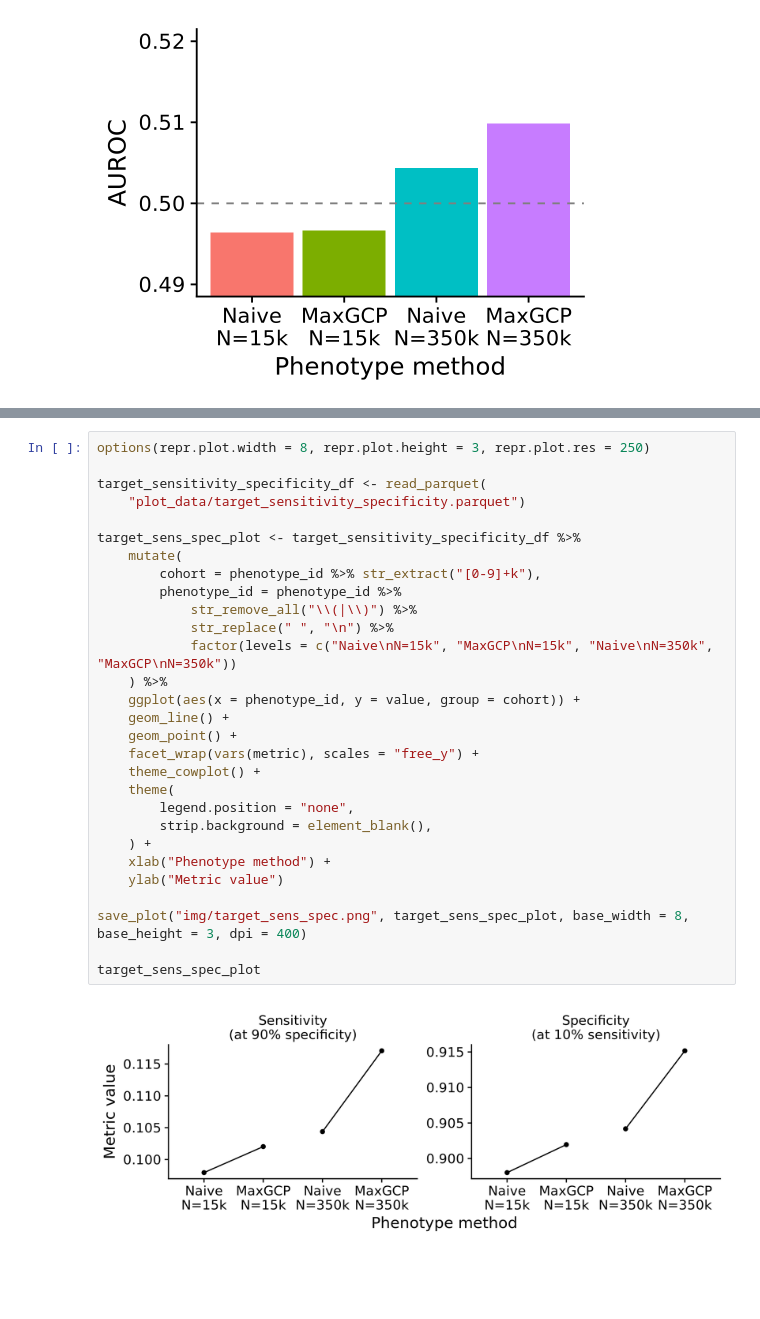
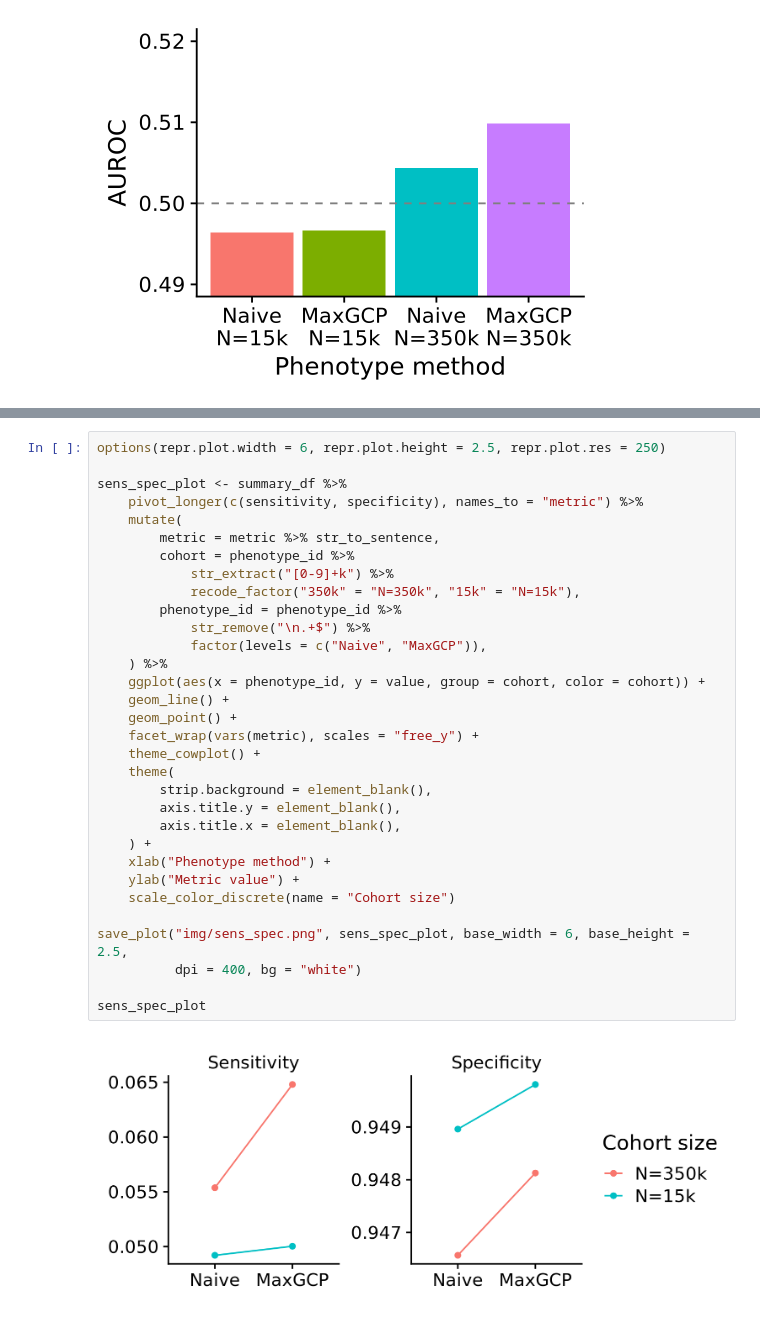
Before and after one commit to tatonetti-lab/maxgcp-analysis, a Jupyter notebook: 3.alzheimers/1.gather-gwas.r.ipynb, the cells around one changed output, grey strips where cells are left out. Cells and saved outputs as stored; diff of their text form; blank space fills up the shorter version.

```diff
--- a/3.alzheimers/1.gather-gwas.r.ipynb
+++ b/3.alzheimers/1.gather-gwas.r.ipynb
@@ -219,31 +200,34 @@ sens_spec_plot
-# %%
-options(repr.plot.width = 8, repr.plot.height = 3, repr.plot.res = 250)
-
-target_sensitivity_specificity_df <- read_parquet(
-    "plot_data/target_sensitivity_specificity.parquet")
-
-target_sens_spec_plot <- target_sensitivity_specificity_df %>%
-    mutate(
-        cohort = phenotype_id %>% str_extract("[0-9]+k"),
-        phenotype_id = phenotype_id %>%
-            str_remove_all("\\(|\\)") %>%
-            str_replace(" ", "\n") %>%
-            factor(levels = c("Naive\nN=15k", "MaxGCP\nN=15k", "Naive\nN=350k", "MaxGCP\nN=350k"))
-    ) %>%
-    ggplot(aes(x = phenotype_id, y = value, group = cohort)) +
-    geom_line() +
-    geom_point() +
-    facet_wrap(vars(metric), scales = "free_y") +
-    theme_cowplot() +
-    theme(
-        legend.position = "none",
-        strip.background = element_blank(),
-    ) +
-    xlab("Phenotype method") +
-    ylab("Metric value")
-
-save_plot("img/target_sens_spec.png", target_sens_spec_plot, base_width = 8, base_height = 3, dpi = 400)
-
-target_sens_spec_plot
-# %% [output]
-[figure, removed]
+# %%
+options(repr.plot.width = 6, repr.plot.height = 2.5, repr.plot.res = 250)
+
+sens_spec_plot <- summary_df %>%
+    pivot_longer(c(sensitivity, specificity), names_to = "metric") %>%
+    mutate(
+        metric = metric %>% str_to_sentence,
+        cohort = phenotype_id %>%
+            str_extract("[0-9]+k") %>%
+            recode_factor("350k" = "N=350k", "15k" = "N=15k"),
+        phenotype_id = phenotype_id %>%
+            str_remove("\n.+$") %>%
+            factor(levels = c("Naive", "MaxGCP")),
+    ) %>%
+    ggplot(aes(x = phenotype_id, y = value, group = cohort, color = cohort)) +
+    geom_line() +
+    geom_point() +
+    facet_wrap(vars(metric), scales = "free_y") +
+    theme_cowplot() +
+    theme(
+        strip.background = element_blank(),
+        axis.title.y = element_blank(),
+        axis.title.x = element_blank(),
+    ) +
+    xlab("Phenotype method") +
+    ylab("Metric value") +
+    scale_color_discrete(name = "Cohort size")
+
+save_plot("img/sens_spec.png", sens_spec_plot, base_width = 6, base_height = 2.5,
+          dpi = 400, bg = "white")
+
+sens_spec_plot
+# %% [output]
+[figure, added]
```
Also changed, not shown: parts of 4 cells of this notebook, 3 other files.
